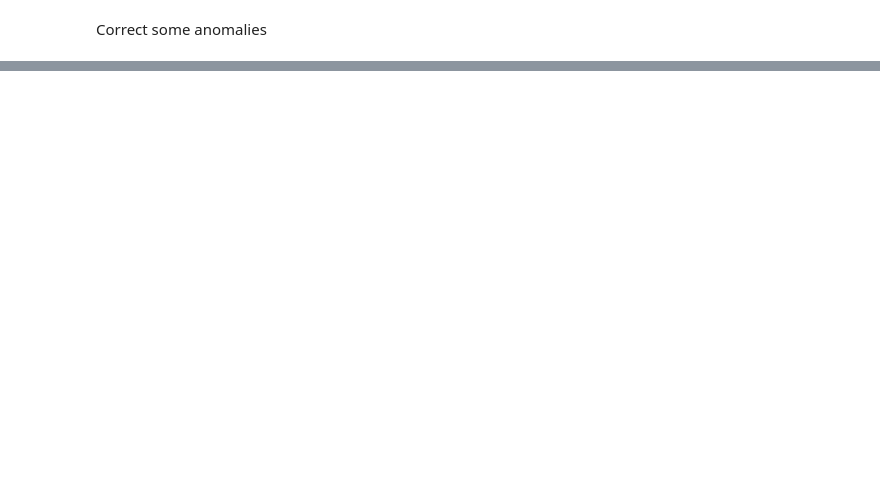
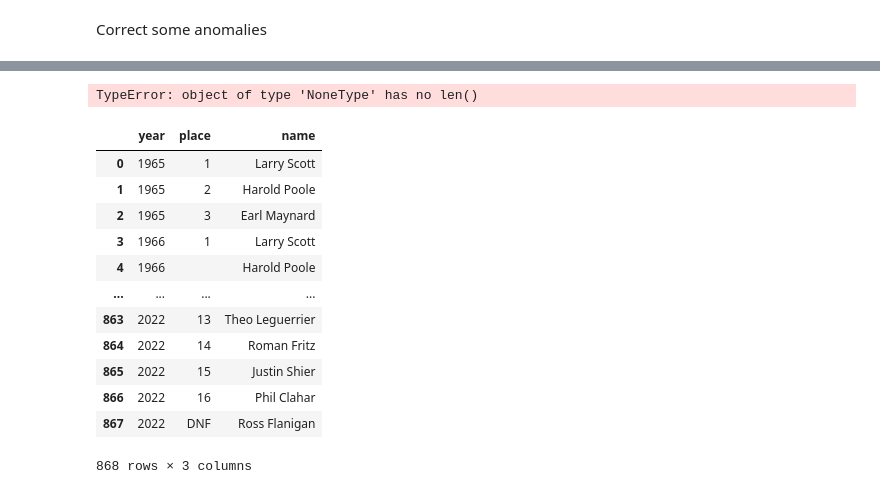
Before and after one commit to jojosuelobo/MrOlympia-DataAnalysis, a Jupyter notebook: project.ipynb, the cells around one changed output, grey strips where cells are left out. Saved outputs shown, nothing was run; the diff lists cells and outputs as text; code cells hidden in the pictures; blank space fills up the shorter version.

```diff
--- a/project.ipynb
+++ b/project.ipynb
@@ -622,0 +673,36 @@ df_winners
+# %%
+dfs = []
+
+for year, data in zip(df_olympia['year'], leaderboard):
+    places, names = data
+
+    # Cria um DataFrame temporário para o ano atual
+    df_temp = pd.DataFrame({
+        'year': [year] * len(places),
+        'place': places,
+        'name': names
+    })
+
+    # Adiciona o DataFrame temporário à lista
+    dfs.append(df_temp)
+
+dfs
+df_leaderboard = pd.concat(dfs, ignore_index=True)
+# %% [output]
+TypeError: object of type 'NoneType' has no len()
+# %%
+df_leaderboard
+# %% [output]
+|  | year | place | name |
+| 0 | 1965 | 1 | Larry Scott |
+| 1 | 1965 | 2 | Harold Poole |
+| 2 | 1965 | 3 | Earl Maynard |
+| 3 | 1966 | 1 | Larry Scott |
+| 4 | 1966 |  | Harold Poole |
+| ... | ... | ... | ... |
+| 863 | 2022 | 13 | Theo Leguerrier |
+| 864 | 2022 | 14 | Roman Fritz |
+| 865 | 2022 | 15 | Justin Shier |
+| 866 | 2022 | 16 | Phil Clahar |
+| 867 | 2022 | DNF | Ross Flanigan |
+868 rows × 3 columns
```
Also changed, not shown: parts of 12 cells of this notebook.
